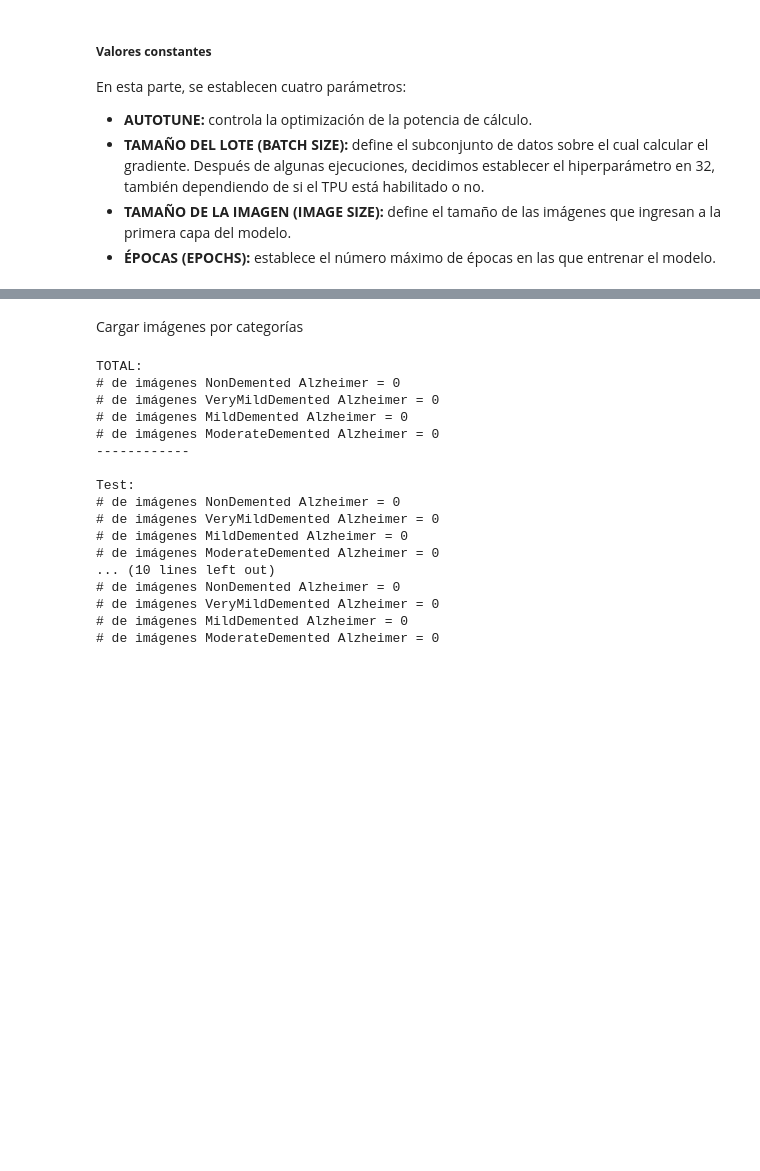
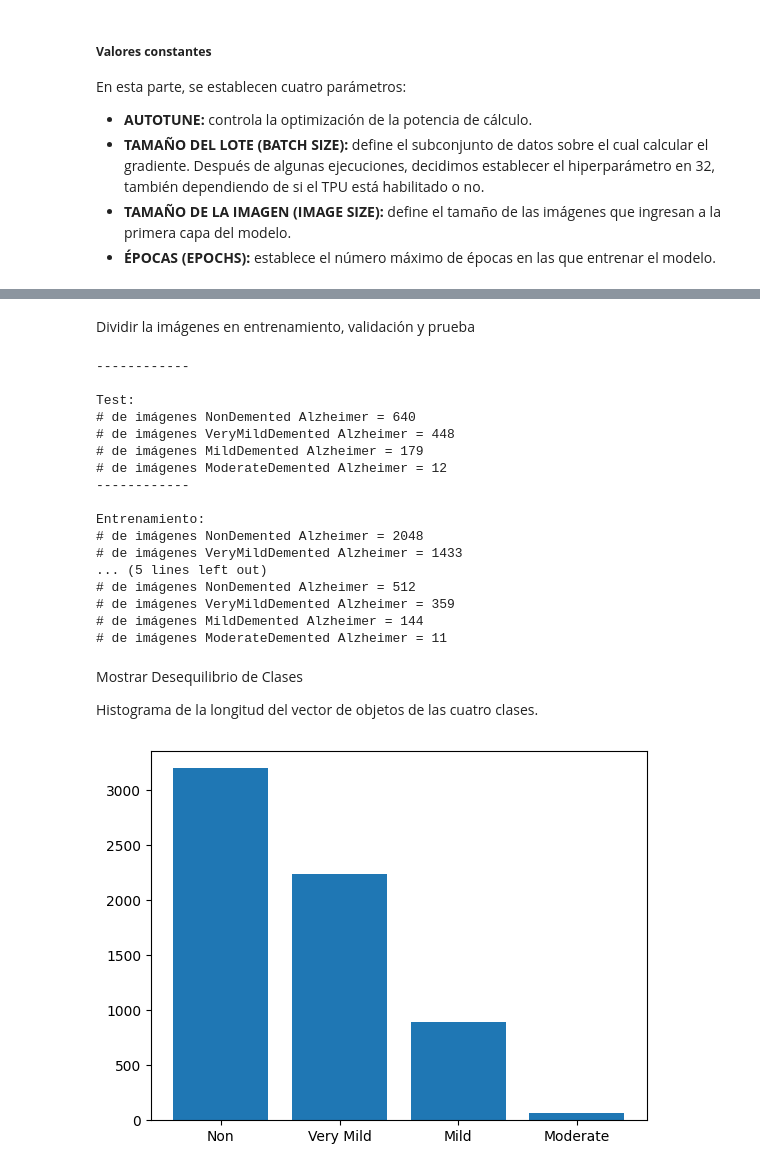
Before and after one commit to EmmaMontalbanA/AlzCare-AI, a Jupyter notebook: AlzCare-AI/notebooks/tomografias.ipynb, the cells around one changed output, grey strips where cells are left out. Saved outputs shown, nothing was run; the diff lists cells and outputs as text; code cells hidden in the pictures; blank space fills up the shorter version.

Commit message:
Entrenamiento red neuronal con tomagrafías

```diff
--- a/AlzCare-AI/notebooks/tomografias.ipynb
+++ b/AlzCare-AI/notebooks/tomografias.ipynb
@@ -69,9 +69,9 @@ current_dir = os.getcwd()
 print("Directorio actual:", current_dir)
 
 # Definir la ruta base - ajusta esto según donde esté tu notebook en relación a la carpeta AlzCare-AI
-#data_folder = "./AlzCare-AI/data/tomography_images"  # Si estás en la raíz del proyecto
+data_folder = "../data/tomography_images"  # Si estás en la raíz del proyecto
 # O alternativamente:
-data_folder = "data/tomography_images"  # Si estás dentro de la carpeta AlzCare-AI
+#data_folder = "data/tomography_images"  # Si estás dentro de la carpeta AlzCare-AI
 
 # Verificar si las carpetas existen
 print("\nVerificando rutas:")
@@ -88,8 +88,6 @@ for category in ["MildDemented", "ModerateDemented", "NonDemented", "VeryMildDem
     print(f"\nArchivos encontrados en {category}: {len(files)}")
     if len(files) > 0:
         print(f"Primer archivo encontrado: {files[0]}")
-
-## Continúa con el resto del código original...
 # %% [output]
 Directorio actual: c:\F5_Proyectos\AlzCare-AI\AlzCare-AI\AlzCare-AI\notebooks
 
@@ -111,13 +109,6 @@ Archivos encontrados en VeryMildDemented: 0
-# %% [markdown]
-Cargar imágenes por categorías
+# %% [markdown]
+Dividir la imágenes en entrenamiento, validación y prueba
 # %%
-import pandas as pd
-from glob import glob
-from os.path import join
-
-# Definir la nueva ruta base
-data_folder = "../AlzCare-AI/data/tomography_images/"
-
 ## Imágenes NonDemented
 df_NonDemented_imgs = pd.DataFrame({
     "X": sorted(glob(join(data_folder, "NonDemented", "*"))),
@@ -206,12 +197,7 @@ shuffled_moderate_train = moderate_trainval[:trainsize_moderate]
 # Validation
 shuffled_moderate_val = moderate_trainval[trainsize_moderate:]
 
-## Número de imágenes
-print("TOTAL:")
-print("# de imágenes NonDemented Alzheimer =", len(shuffled_non))
-print("# de imágenes VeryMildDemented Alzheimer =", len(shuffled_verymild))
-print("# de imágenes MildDemented Alzheimer =", len(shuffled_mild))
-print("# de imágenes ModerateDemented Alzheimer =", len(shuffled_moderate))
+
 print("------------")
 print("\nTest:")
 print("# de imágenes NonDemented Alzheimer =", len(non_test))
@@ -231,20 +217,38 @@ print("# de imágenes VeryMildDemented Alzheimer =", len(shuffled_verymild_val))
 print("# de imágenes MildDemented Alzheimer =", len(shuffled_mild_val))
 print("# de imágenes ModerateDemented Alzheimer =", len(shuffled_moderate_val))
 # %% [output]
-TOTAL:
-# de imágenes NonDemented Alzheimer = 0
-# de imágenes VeryMildDemented Alzheimer = 0
-# de imágenes MildDemented Alzheimer = 0
-# de imágenes ModerateDemented Alzheimer = 0
 ------------
 
 Test:
-# de imágenes NonDemented Alzheimer = 0
-# de imágenes VeryMildDemented Alzheimer = 0
-# de imágenes MildDemented Alzheimer = 0
-# de imágenes ModerateDemented Alzheimer = 0
-... (10 lines left out)
-# de imágenes NonDemented Alzheimer = 0
-# de imágenes VeryMildDemented Alzheimer = 0
-# de imágenes MildDemented Alzheimer = 0
-# de imágenes ModerateDemented Alzheimer = 0
+# de imágenes NonDemented Alzheimer = 640
+# de imágenes VeryMildDemented Alzheimer = 448
+# de imágenes MildDemented Alzheimer = 179
+# de imágenes ModerateDemented Alzheimer = 12
+------------
+
+Entrenamiento:
+# de imágenes NonDemented Alzheimer = 2048
+# de imágenes VeryMildDemented Alzheimer = 1433
+... (5 lines left out)
+# de imágenes NonDemented Alzheimer = 512
+# de imágenes VeryMildDemented Alzheimer = 359
+# de imágenes MildDemented Alzheimer = 144
+# de imágenes ModerateDemented Alzheimer = 11
+# %% [markdown]
+Mostrar Desequilibrio de Clases
+
+Histograma de la longitud del vector de objetos de las cuatro clases.
+# %%
+# show class imbalance in the dataset
+
+heights = [len(shuffled_non), len(shuffled_verymild), len(shuffled_mild), len(shuffled_moderate)]
+
+fig, ax = plt.subplots()
+height = heights
+bars = ('Non', 'Very Mild', 'Mild', 'Moderate')
+y_pos = np.arange(len(bars))
+plt.bar(y_pos, height)
+plt.xticks(y_pos, bars)
+plt.show()
+# %% [output]
+[figure, added]
```
Also changed, not shown: parts of 20 cells of this notebook.
